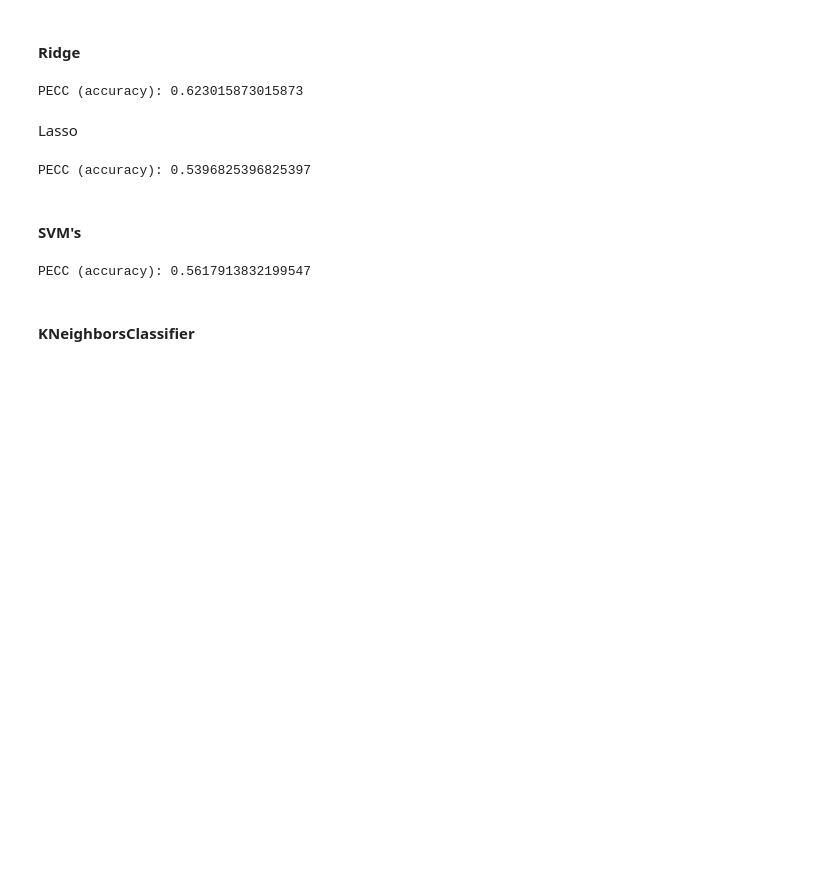
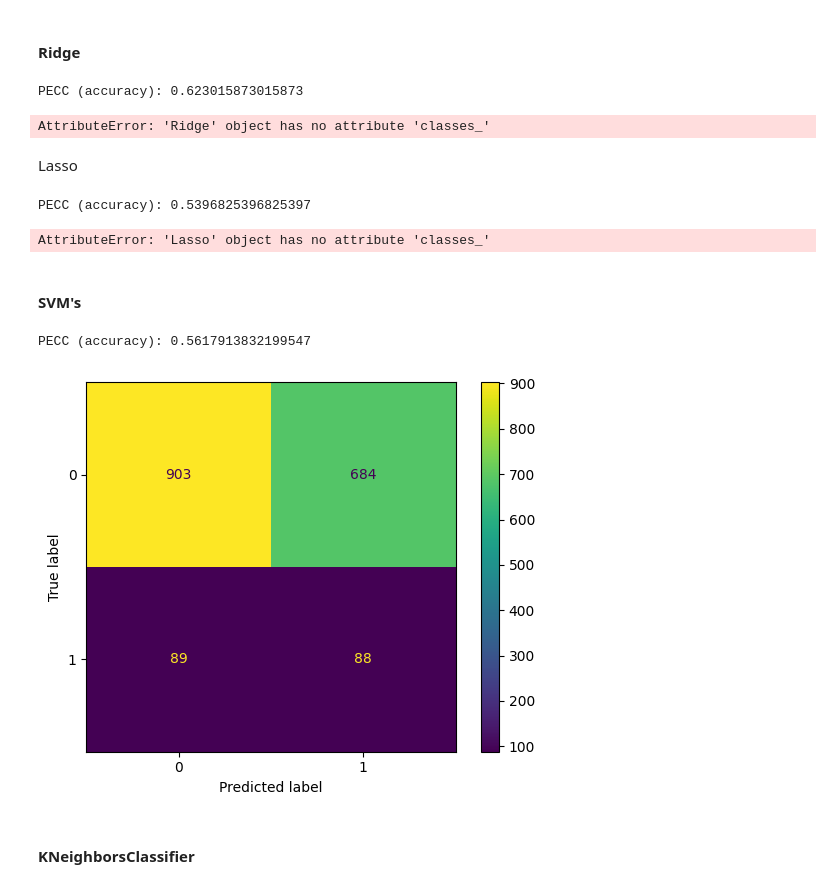
Before and after one commit to Malavita02/TrabalhoSIB, a Jupyter notebook: pheno_ML.ipynb, the cells around one changed output. Cells and saved outputs as stored; diff of their text form; code cells hidden in the pictures; blank space fills up the shorter version.

Commit message:
[add] conf matrix

```diff
--- a/pheno_ML.ipynb
+++ b/pheno_ML.ipynb
@@ -77,8 +82,13 @@ ridge_pred = ridge.predict(pheno_test_X)
 ridge_pred = np.round(ridge_pred)
 
 print("PECC (accuracy):", accuracy_score(pheno_test_y, ridge_pred))
+cm_ridge = confusion_matrix(pheno_test_y, ridge_pred, labels=ridge.classes_)
+disp_ridge = ConfusionMatrixDisplay(confusion_matrix=cm_ridge, display_labels=ridge.classes_)
+disp_ridge.plot()
+plt.show()
 # %% [output]
 PECC (accuracy): 0.623015873015873
+AttributeError: 'Ridge' object has no attribute 'classes_'
 # %% [markdown]
 Lasso
 # %%
@@ -87,21 +97,33 @@ lasso = lasso.fit(pheno_train_X, pheno_train_y)
 lasso_pred = lasso.predict(pheno_test_X)
 lasso_pred = np.round(lasso_pred)
 print("PECC (accuracy):", accuracy_score(pheno_test_y, lasso_pred))
+
+cm_lasso = confusion_matrix(pheno_test_y, lasso_pred, labels=lasso.classes_)
+disp_lasso = ConfusionMatrixDisplay(confusion_matrix=cm_lasso, display_labels=lasso.classes_)
+disp_lasso.plot()
+plt.show()
 # %% [output]
 PECC (accuracy): 0.5396825396825397
+AttributeError: 'Lasso' object has no attribute 'classes_'
 # %% [markdown]
 #### SVM's
 # %%
 from sklearn import svm
 from sklearn.model_selection import cross_val_score
 SVM = svm.SVC(gamma=0.001, C=100.)
 SVM = SVM.fit(pheno_train_X, pheno_train_y)
 svm_pred = SVM.predict(pheno_test_X)
 print("PECC (accuracy):", accuracy_score(pheno_test_y, svm_pred))
 #cross_scores = cross_val_score(SVM, pheno_test_y, svm_pred, cv = 5)
 #print(cross_scores)
+
+cm_svm = confusion_matrix(pheno_test_y, svm_pred, labels=SVM.classes_)
+disp_svm = ConfusionMatrixDisplay(confusion_matrix=cm_svm, display_labels=SVM.classes_)
+disp_svm.plot()
+plt.show()
 # %% [output]
 PECC (accuracy): 0.5617913832199547
+[figure, added]
 # %% [markdown]
 #### KNeighborsClassifier
 # %%
```
Also changed, not shown: parts of 5 cells of this notebook, 1 other file.
